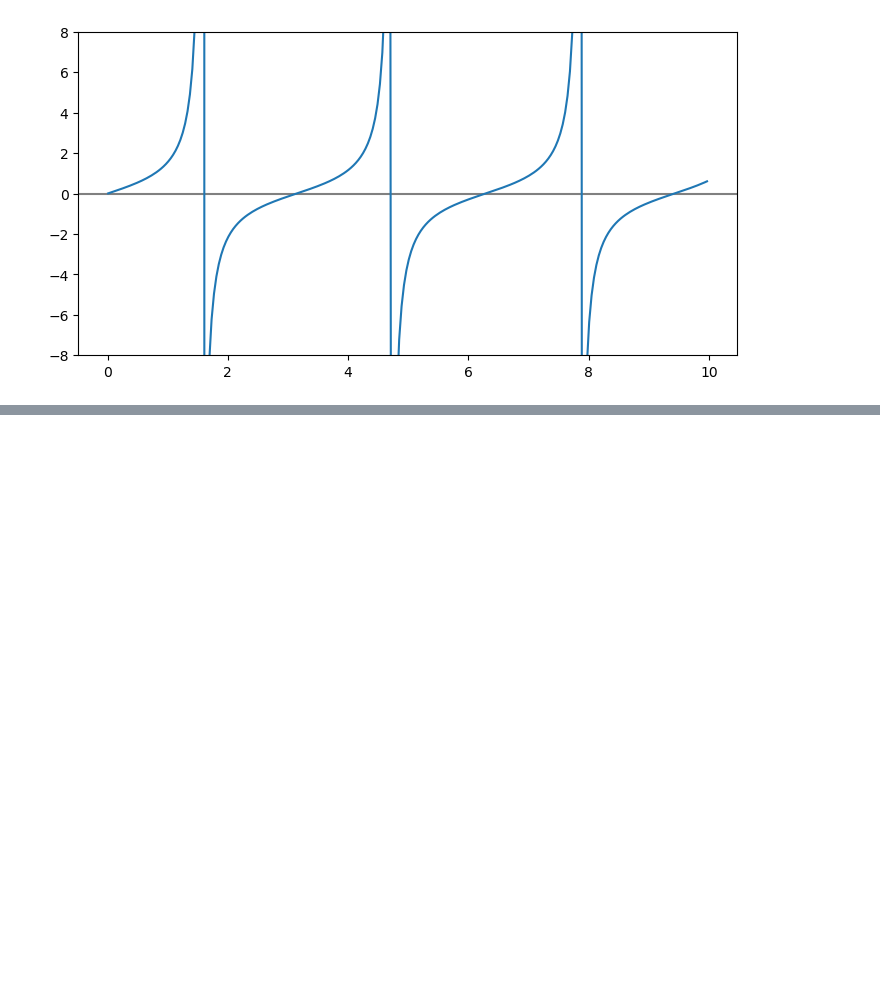
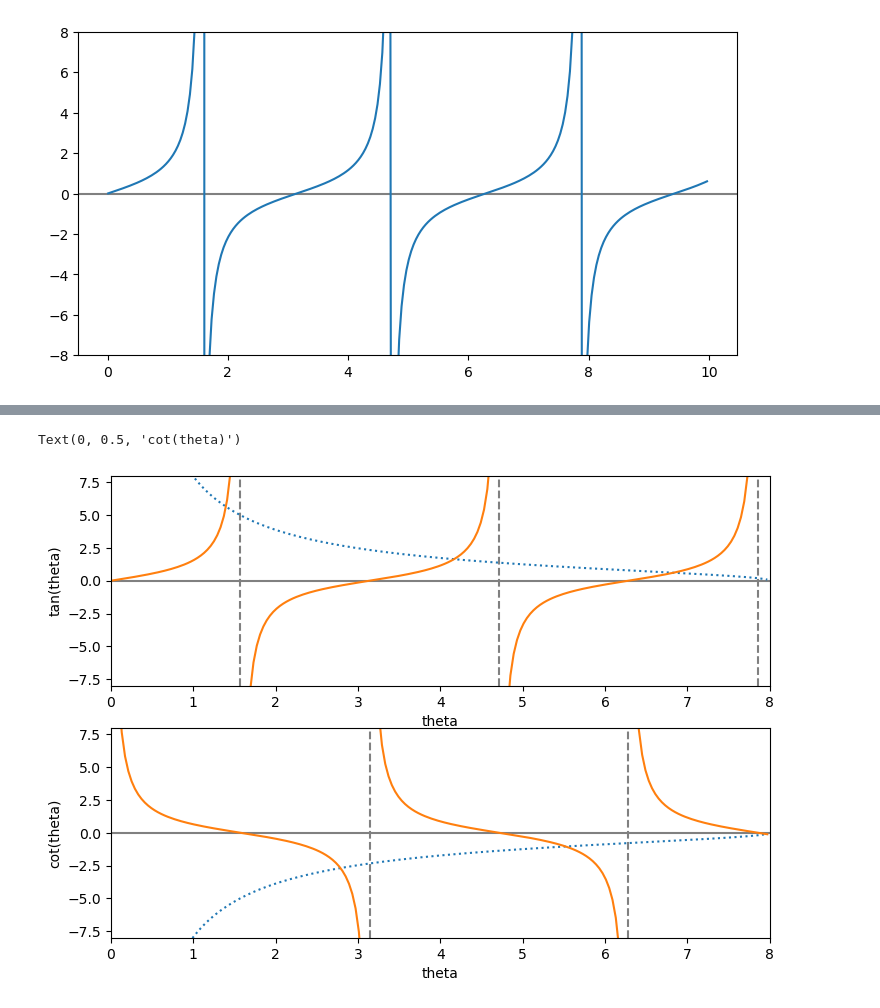
Before and after one commit to SEB91QA/Python-for-Science-Engineering, a Jupyter notebook: Section 8/Plotting.ipynb, the cells around one changed output, grey strips where cells are left out. Cells and saved outputs as stored; diff of their text form; code cells hidden in the pictures; blank space fills up the shorter version.

```diff
--- a/Section 8/Plotting.ipynb
+++ b/Section 8/Plotting.ipynb
@@ -180,0 +198,41 @@ plt.show()
+# %%
+
+
+theta = np.arange(0.01, 8.0, 0.04)
+y = np.sqrt((8.0 / theta) ** 2 - 1.0)
+
+ytan = np.tan(theta)
+ytan = np.ma.masked_where(np.abs(ytan) > 20.0, ytan)
+
+ycot = 1 / np.tan(theta)
+ycot = np.ma.masked_where(np.abs(ycot) > 20.0, ycot)
+
+plt.figure(figsize=(8.5, 6))
+
+plt.subplot(2, 1, 1)
+plt.plot(theta, y, linestyle=":")
+plt.plot(theta, ytan)
+plt.xlim(0, 8.0)
+plt.ylim(-8, 8)
+plt.axhline(color="gray", zorder=-1)
+plt.axvline(x=0.5 * np.pi, color="gray", linestyle="--", zorder=-1)
+plt.axvline(x=1.5 * np.pi, color="gray", linestyle="--", zorder=-1)
+plt.axvline(x=2.5 * np.pi, color="gray", linestyle="--", zorder=-1)
+plt.xlabel("theta")
+plt.ylabel("tan(theta)")
+
+plt.subplot(2, 1, 2)
+plt.plot(theta, -y, linestyle=":")
+plt.plot(theta, ycot)
+plt.xlim(0, 8)
+plt.ylim(-8, 8)
+plt.axhline(color="gray", zorder=-1)
+plt.axvline(x=np.pi, color="gray", linestyle="--", zorder=-1)
+plt.axvline(x=2.0 * np.pi, color="gray", linestyle="--", zorder=-1)
+plt.xlabel("theta")
+plt.ylabel("cot(theta)")
+plt.savefig("figures/subplot_demo.pdf")
+plt.show()
+# %% [output]
+Text(0, 0.5, 'cot(theta)')
+[figure, added]
```
Also changed, not shown: parts of 2 cells of this notebook, 4 other files.
